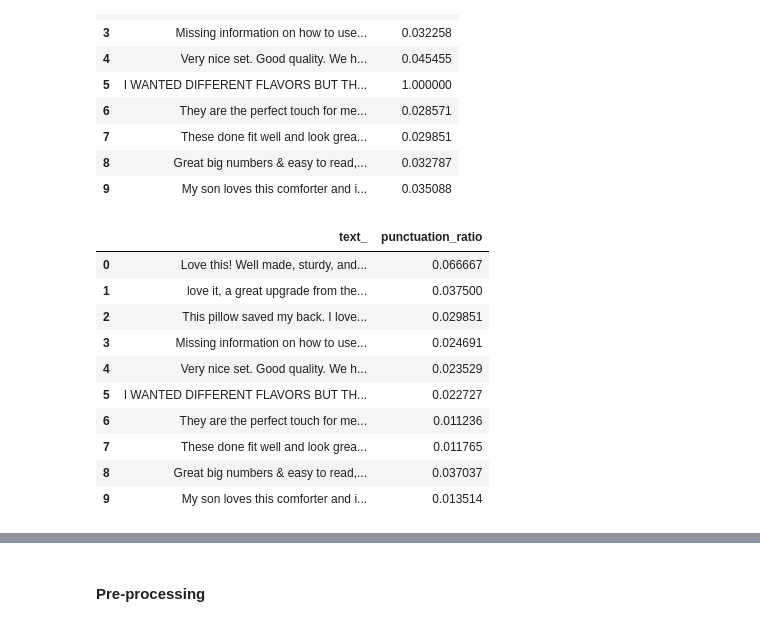
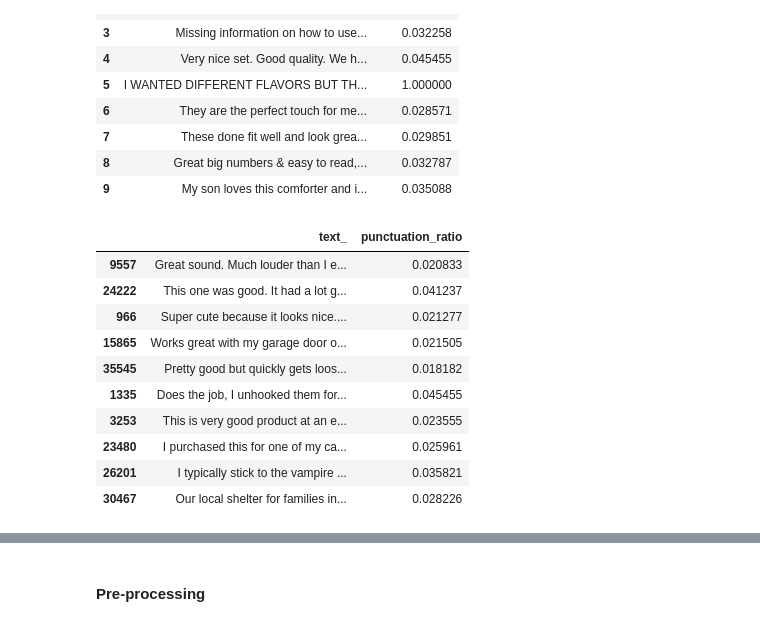
Before and after one commit to pratibhaa65/fake_review_detection, a Jupyter notebook: initial.ipynb, the cells around one changed output, grey strips where cells are left out. Cells and saved outputs as stored; diff of their text form; code cells hidden in the pictures.

```diff
--- a/initial.ipynb
+++ b/initial.ipynb
@@ -122,16 +122,16 @@ def punctuation_ratio(text_):
     return punct_count / len(text_)
 # %%
 df_r['punctuation_ratio'] = df_r['text_'].apply(punctuation_ratio)
-df_r[['text_', 'punctuation_ratio']].head(10)
+df_r[['text_', 'punctuation_ratio']].sample(10)
 # %% [output]
 |  | text_ | punctuation_ratio |
-| 0 | Love this! Well made, sturdy, and... | 0.066667 |
-| 1 | love it, a great upgrade from the... | 0.037500 |
-| 2 | This pillow saved my back. I love... | 0.029851 |
-| 3 | Missing information on how to use... | 0.024691 |
-| 4 | Very nice set. Good quality. We h... | 0.023529 |
-| 5 | I WANTED DIFFERENT FLAVORS BUT TH... | 0.022727 |
-| 6 | They are the perfect touch for me... | 0.011236 |
-| 7 | These done fit well and look grea... | 0.011765 |
-| 8 | Great big numbers & easy to read,... | 0.037037 |
-| 9 | My son loves this comforter and i... | 0.013514 |
+| 9557 | Great sound. Much louder than I e... | 0.020833 |
+| 24222 | This one was good. It had a lot g... | 0.041237 |
+| 966 | Super cute because it looks nice.... | 0.021277 |
+| 15865 | Works great with my garage door o... | 0.021505 |
+| 35545 | Pretty good but quickly gets loos... | 0.018182 |
+| 1335 | Does the job, I unhooked them for... | 0.045455 |
+| 3253 | This is very good product at an e... | 0.023555 |
+| 23480 | I purchased this for one of my ca... | 0.025961 |
+| 26201 | I typically stick to the vampire ... | 0.035821 |
+| 30467 | Our local shelter for families in... | 0.028226 |
```
Also changed, not shown: parts of 12 cells of this notebook.
